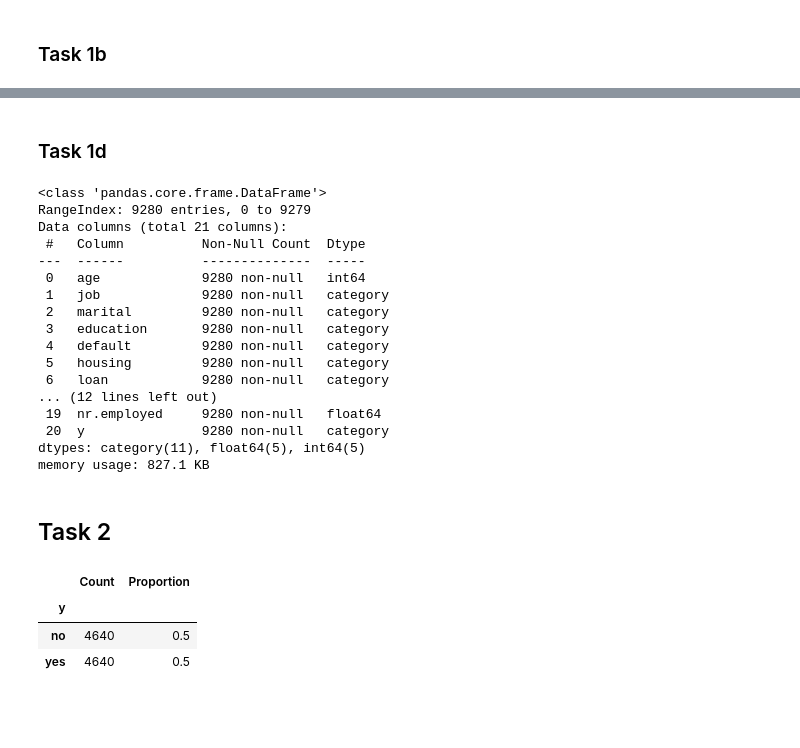
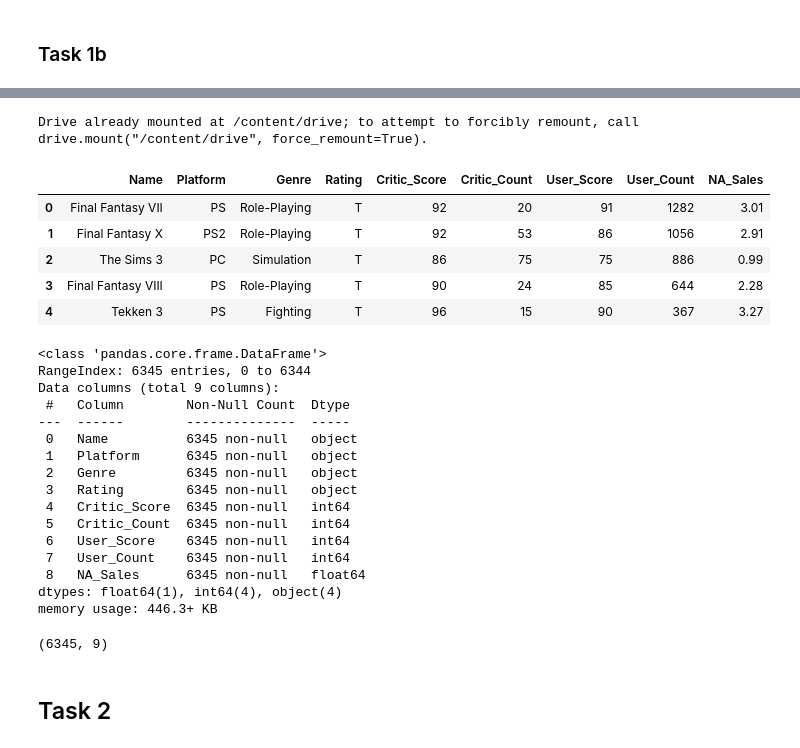
Before and after one commit to owen-simon/IS-6482-data-mining, a Jupyter notebook: Week 7/A4_Simon_Owen.ipynb, the cells around one changed output, grey strips where cells are left out. Cells and saved outputs as stored; diff of their text form; code cells hidden in the pictures; blank space fills up the shorter version.

```diff
--- a/Week 7/A4_Simon_Owen.ipynb
+++ b/Week 7/A4_Simon_Owen.ipynb
@@ -68,45 +41,41 @@ memory usage: 1.5+ MB
-# %% [markdown]
-### Task 1d
-# %%
-# transform from object to category
-object_cols = df.select_dtypes(include=["object"]).columns.tolist()
-df[object_cols] = df[object_cols].astype("category")
-
-#  confirm changes
-df.info()
-# %% [output]
-<class 'pandas.core.frame.DataFrame'>
-RangeIndex: 9280 entries, 0 to 9279
-Data columns (total 21 columns):
- #   Column          Non-Null Count  Dtype
----  ------          --------------  -----
- 0   age             9280 non-null   int64
- 1   job             9280 non-null   category
- 2   marital         9280 non-null   category
- 3   education       9280 non-null   category
- 4   default         9280 non-null   category
- 5   housing         9280 non-null   category
- 6   loan            9280 non-null   category
-... (12 lines left out)
- 19  nr.employed     9280 non-null   float64
- 20  y               9280 non-null   category
-dtypes: category(11), float64(5), int64(5)
-memory usage: 827.1 KB
+# %%
+# Load Data
+drive.mount('/content/drive')
+NA_sales = pd.read_csv('/content/drive/MyDrive/Data/NA_sales_filtered.csv')
+# %% [output]
+Drive already mounted at /content/drive; to attempt to forcibly remount, call drive.mount("/content/drive", force_remount=True).
+# %%
+NA_sales.head()
+# %% [output]
+|  | Name | Platform | Genre | Rating | Critic_Score | Critic_Count | User_Score | User_Count | NA_Sales |
+| 0 | Final Fantasy VII | PS | Role-Playing | T | 92 | 20 | 91 | 1282 | 3.01 |
+| 1 | Final Fantasy X | PS2 | Role-Playing | T | 92 | 53 | 86 | 1056 | 2.91 |
+| 2 | The Sims 3 | PC | Simulation | T | 86 | 75 | 75 | 886 | 0.99 |
+| 3 | Final Fantasy VIII | PS | Role-Playing | T | 90 | 24 | 85 | 644 | 2.28 |
+| 4 | Tekken 3 | PS | Fighting | T | 96 | 15 | 90 | 367 | 3.27 |
+# %%
+NA_sales.info()
+# %% [output]
+<class 'pandas.core.frame.DataFrame'>
+RangeIndex: 6345 entries, 0 to 6344
+Data columns (total 9 columns):
+ #   Column        Non-Null Count  Dtype
+---  ------        --------------  -----
+ 0   Name          6345 non-null   object
+ 1   Platform      6345 non-null   object
+ 2   Genre         6345 non-null   object
+ 3   Rating        6345 non-null   object
+ 4   Critic_Score  6345 non-null   int64
+ 5   Critic_Count  6345 non-null   int64
+ 6   User_Score    6345 non-null   int64
+ 7   User_Count    6345 non-null   int64
+ 8   NA_Sales      6345 non-null   float64
+dtypes: float64(1), int64(4), object(4)
+memory usage: 446.3+ KB
+# %%
+NA_sales.shape
+# %% [output]
+(6345, 9)
 # %% [markdown]
 ## Task 2
-# %%
-target_summary = (
-    df['y']
-    .value_counts()
-    .to_frame(name='Count')
-)
-
-target_summary['Proportion'] = target_summary['Count'] / target_summary['Count'].sum()
-
-target_summary
-# %% [output]
-|  | Count | Proportion |
-| y |  |  |
-| no | 4640 | 0.5 |
-| yes | 4640 | 0.5 |
 # %% [markdown]
```
Also changed, not shown: parts of 31 cells of this notebook.
